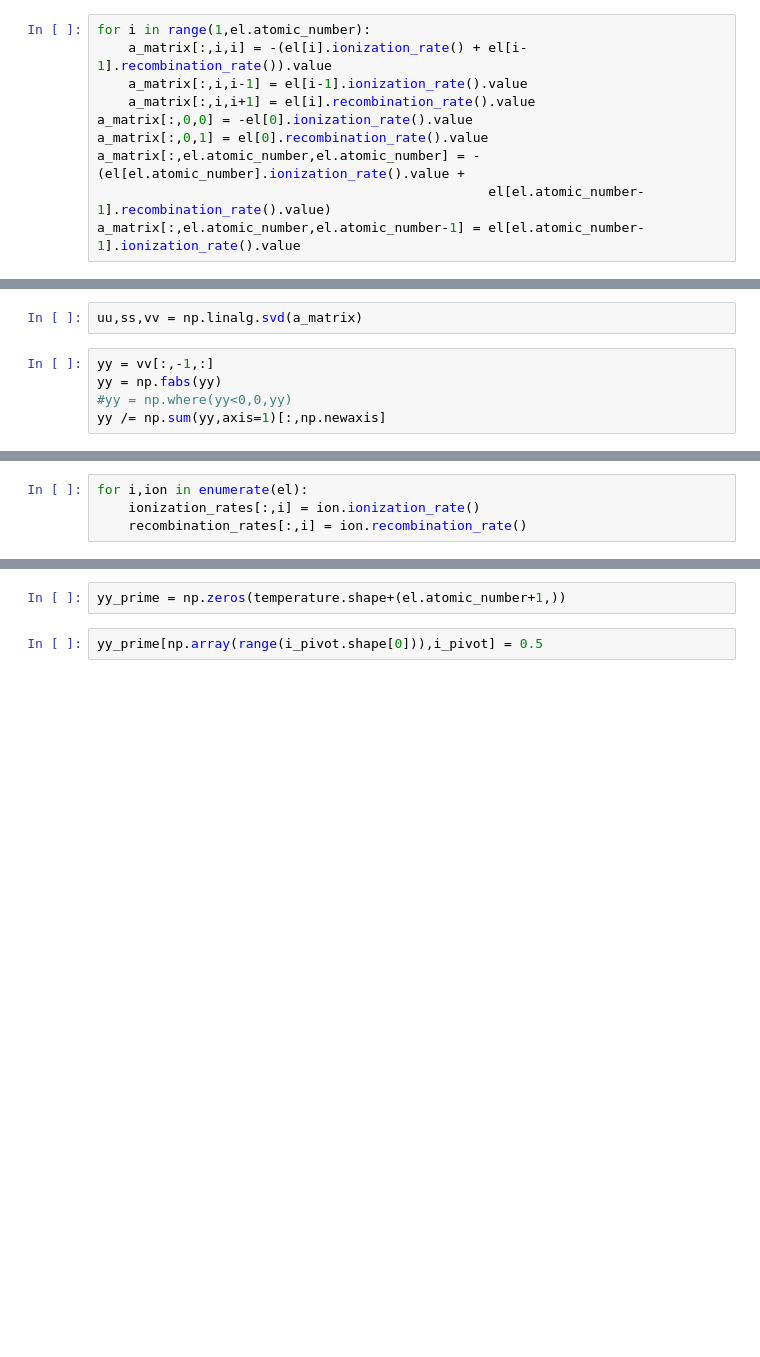
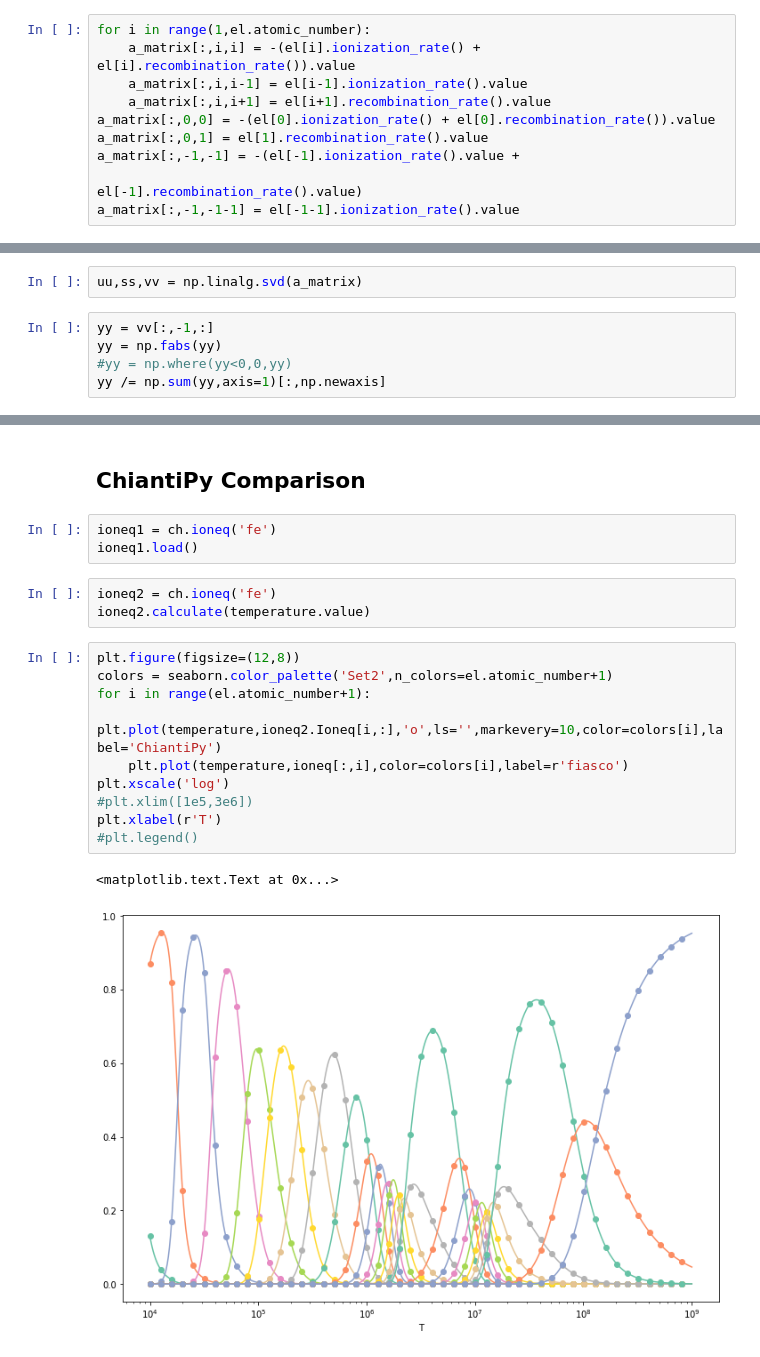
Before and after one commit to wtbarnes/research_notebook, a Jupyter notebook: fiasco/ionization_equilibrium.ipynb, the cells around one changed output, grey strips where cells are left out. Cells and saved outputs as stored; diff of their text form; blank space fills up the shorter version.

```diff
--- a/fiasco/ionization_equilibrium.ipynb
+++ b/fiasco/ionization_equilibrium.ipynb
@@ -36,11 +47,11 @@ Solve ionization equilibrium equations
 a_matrix = np.zeros(temperature.shape+(el.atomic_number+1,el.atomic_number+1))
 # %%
 for i in range(1,el.atomic_number):
-    a_matrix[:,i,i] = -(el[i].ionization_rate() + el[i-1].recombination_rate()).value
+    a_matrix[:,i,i] = -(el[i].ionization_rate() + el[i].recombination_rate()).value
     a_matrix[:,i,i-1] = el[i-1].ionization_rate().value
-    a_matrix[:,i,i+1] = el[i].recombination_rate().value
-a_matrix[:,0,0] = -el[0].ionization_rate().value
-a_matrix[:,0,1] = el[0].recombination_rate().value
-a_matrix[:,el.atomic_number,el.atomic_number] = -(el[el.atomic_number].ionization_rate().value +
-                                                  el[el.atomic_number-1].recombination_rate().value)
-a_matrix[:,el.atomic_number,el.atomic_number-1] = el[el.atomic_number-1].ionization_rate().value
+    a_matrix[:,i,i+1] = el[i+1].recombination_rate().value
+a_matrix[:,0,0] = -(el[0].ionization_rate() + el[0].recombination_rate()).value
+a_matrix[:,0,1] = el[1].recombination_rate().value
+a_matrix[:,-1,-1] = -(el[-1].ionization_rate().value +
+                                                  el[-1].recombination_rate().value)
+a_matrix[:,-1,-1-1] = el[-1-1].ionization_rate().value
@@ -70,4 +73,0 @@ recombination_rates = np.zeros(temperature.shape+(el.atomic_number+1,))
-# %%
-for i,ion in enumerate(el):
-    ionization_rates[:,i] = ion.ionization_rate()
-    recombination_rates[:,i] = ion.recombination_rate()
@@ -80,4 +74,21 @@ i_pivot = np.argmin(ir_diff,axis=1)
-# %%
-yy_prime = np.zeros(temperature.shape+(el.atomic_number+1,))
-# %%
-yy_prime[np.array(range(i_pivot.shape[0])),i_pivot] = 0.5
+# %% [markdown]
+## ChiantiPy Comparison
+# %%
+ioneq1 = ch.ioneq('fe')
+ioneq1.load()
+# %%
+ioneq2 = ch.ioneq('fe')
+ioneq2.calculate(temperature.value)
+# %%
+plt.figure(figsize=(12,8))
+colors = seaborn.color_palette('Set2',n_colors=el.atomic_number+1)
+for i in range(el.atomic_number+1):
+    plt.plot(temperature,ioneq2.Ioneq[i,:],'o',ls='',markevery=10,color=colors[i],label='ChiantiPy')
+    plt.plot(temperature,ioneq[:,i],color=colors[i],label=r'fiasco')
+plt.xscale('log')
+#plt.xlim([1e5,3e6])
+plt.xlabel(r'T')
+#plt.legend()
+# %% [output]
+<matplotlib.text.Text at 0x...>
+[figure, added]
```
Also changed, not shown: parts of 28 cells of this notebook, 16 other files.
